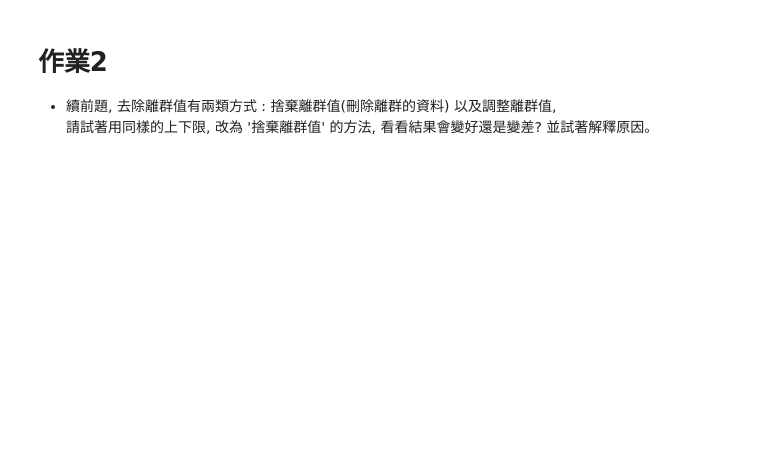
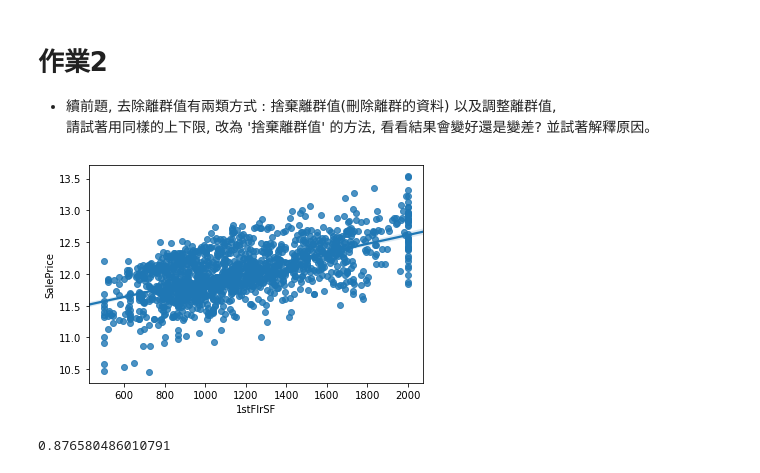
Before and after one commit to mochechan/ai100-3, a Jupyter notebook: 10/Day_010_HW.ipynb, the cells around one changed output. Drawn from its saved outputs; the diff is of its cells as text; code cells hidden in the pictures; blank space fills up the shorter version.

```diff
--- a/10/Day_010_HW.ipynb
+++ b/10/Day_010_HW.ipynb
@@ -87,10 +93,18 @@ cross_val_score(estimator, train_X, train_Y, cv=5).mean()
 # %%
 # 將 1stFlrSF 限制在你覺得適合的範圍內, 捨棄離群值
 """
 Your Code Here
 """
+keep_indexs = (df['1stFlrSF']>= 500) & (df['1stFlrSF']<= 2000)
+df = df[keep_indexs]
+train_Y = train_Y[keep_indexs]
+sns.regplot(x = df['1stFlrSF'], y=train_Y)
+plt.show()
 
 # 做線性迴歸, 觀察分數
 train_X = MMEncoder.fit_transform(df)
 estimator = LinearRegression()
 cross_val_score(estimator, train_X, train_Y, cv=5).mean()
+# %% [output]
+[figure, added]
+0.876580486010791
```
Also changed, not shown: parts of 2 cells of this notebook.
